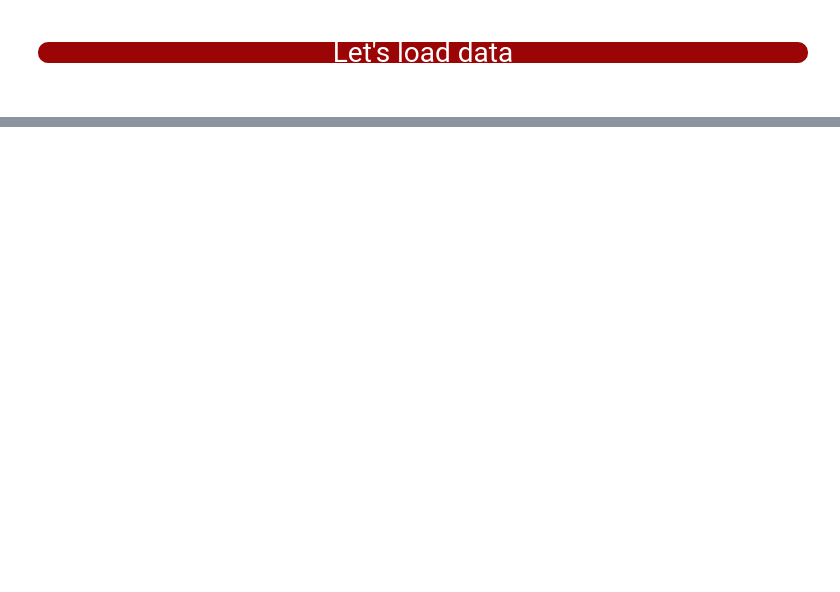
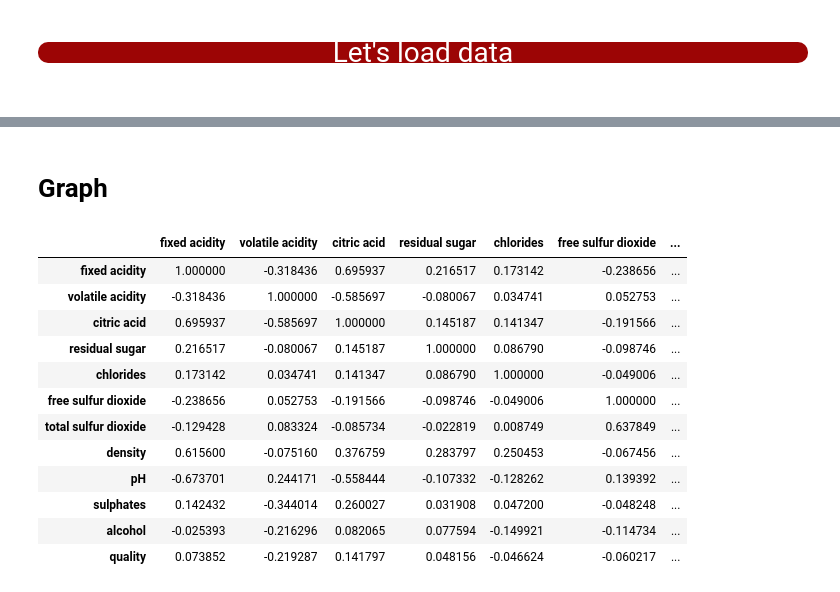
Before and after one commit to Dharmesh-IT/ML-Practice, a Jupyter notebook: kaggle/s3e5/Playground Series Season 3, Episode 5.ipynb, the cells around one changed output, grey strips where cells are left out. Saved outputs shown, nothing was run; the diff lists cells and outputs as text; code cells hidden in the pictures; blank space fills up the shorter version.

```diff
--- a/kaggle/s3e5/Playground Series Season 3, Episode 5.ipynb
+++ b/kaggle/s3e5/Playground Series Season 3, Episode 5.ipynb
@@ -52,0 +126,20 @@ submission_df=pd.read_csv('playground-series-s3e5/sample_submission.csv')
+# %% [markdown]
+# Graph
+# %%
+corr_matirx = train_ds.corr()
+
+corr_matirx
+# %% [output]
+|  | fixed acidity | volatile acidity | citric acid | residual sugar | chlorides | free sulfur dioxide | ... |
+| fixed acidity | 1.000000 | -0.318436 | 0.695937 | 0.216517 | 0.173142 | -0.238656 | ... |
+| volatile acidity | -0.318436 | 1.000000 | -0.585697 | -0.080067 | 0.034741 | 0.052753 | ... |
+| citric acid | 0.695937 | -0.585697 | 1.000000 | 0.145187 | 0.141347 | -0.191566 | ... |
+| residual sugar | 0.216517 | -0.080067 | 0.145187 | 1.000000 | 0.086790 | -0.098746 | ... |
+| chlorides | 0.173142 | 0.034741 | 0.141347 | 0.086790 | 1.000000 | -0.049006 | ... |
+| free sulfur dioxide | -0.238656 | 0.052753 | -0.191566 | -0.098746 | -0.049006 | 1.000000 | ... |
+| total sulfur dioxide | -0.129428 | 0.083324 | -0.085734 | -0.022819 | 0.008749 | 0.637849 | ... |
+| density | 0.615600 | -0.075160 | 0.376759 | 0.283797 | 0.250453 | -0.067456 | ... |
+| pH | -0.673701 | 0.244171 | -0.558444 | -0.107332 | -0.128262 | 0.139392 | ... |
+| sulphates | 0.142432 | -0.344014 | 0.260027 | 0.031908 | 0.047200 | -0.048248 | ... |
+| alcohol | -0.025393 | -0.216296 | 0.082065 | 0.077594 | -0.149921 | -0.114734 | ... |
+| quality | 0.073852 | -0.219287 | 0.141797 | 0.048156 | -0.046624 | -0.060217 | ... |
```
Also changed, not shown: parts of 47 cells of this notebook, 1 other file.
